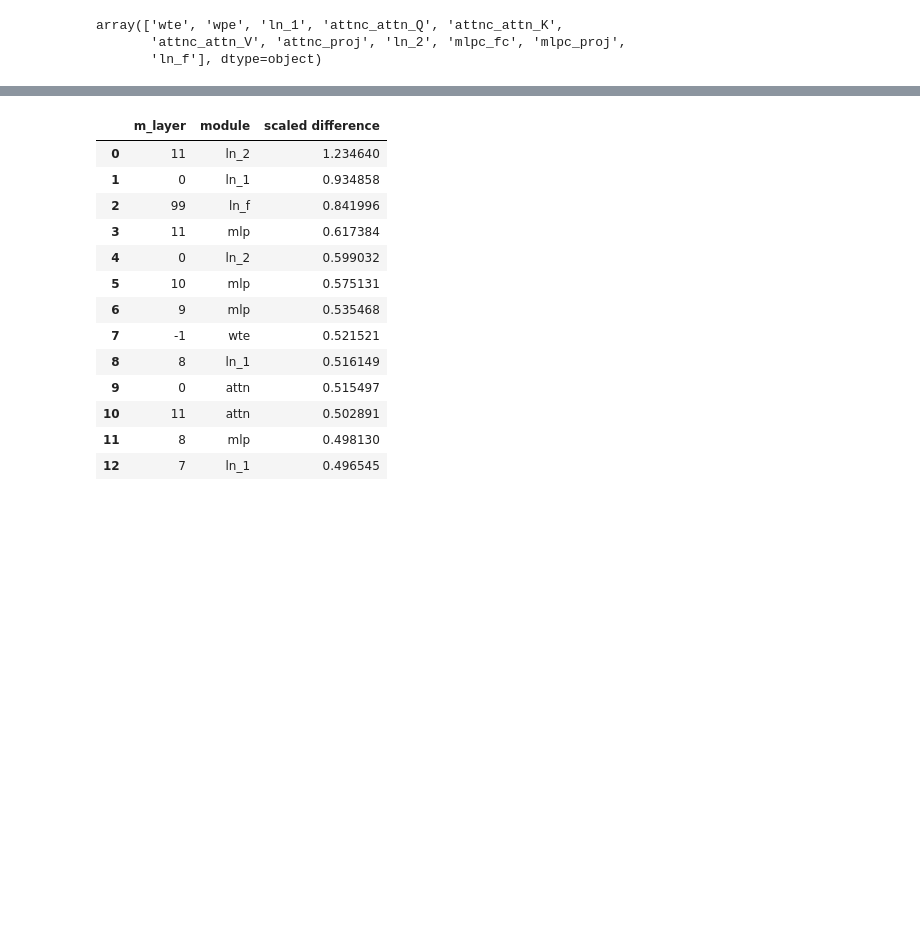
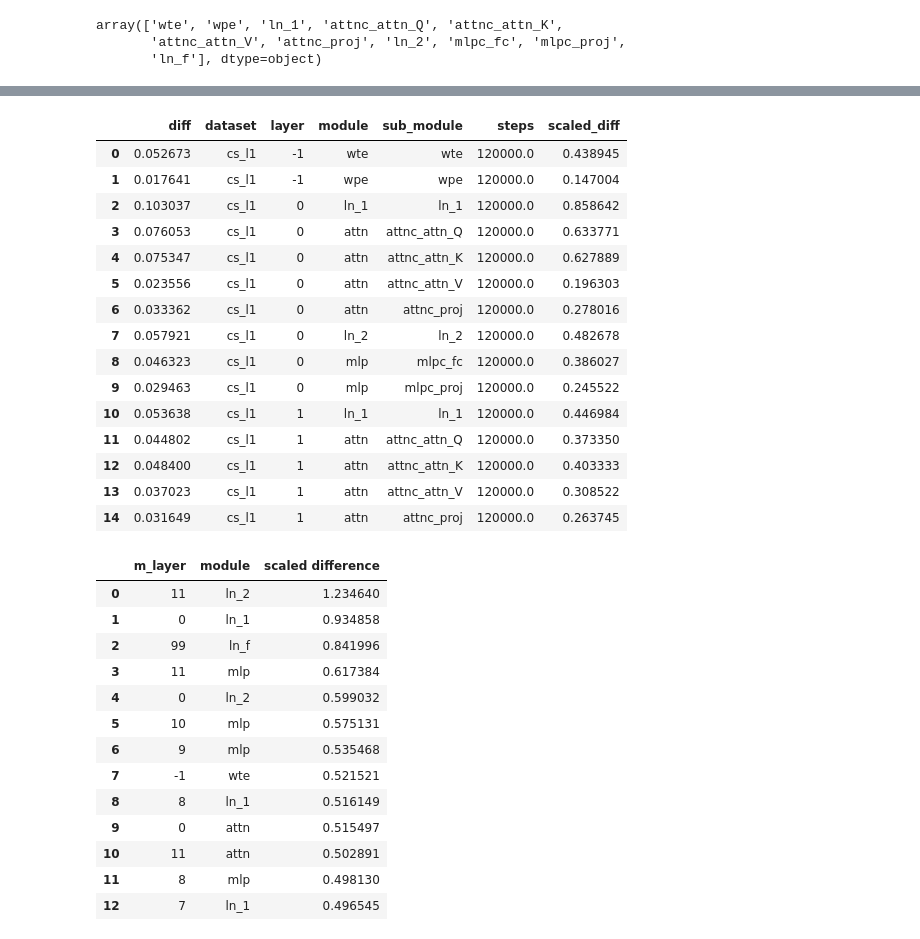
Before and after one commit to joonable/domain_adaptation_m2d2, a Jupyter notebook: 230607_diff_weights_v3.ipynb, the cells around one changed output, grey strips where cells are left out. Saved outputs shown, nothing was run; the diff lists cells and outputs as text; code cells hidden in the pictures; blank space fills up the shorter version.

```diff
--- a/230607_diff_weights_v3.ipynb
+++ b/230607_diff_weights_v3.ipynb
@@ -579,3 +541,24 @@ df_avg_diff_weights.head(10)
+# %%
+df_avg_diff_weights.loc[df_avg_diff_weights.w_or_b == 'weight']\
+    .rename({"diff_v2": "scaled_diff"}, axis=1)\
+    .drop (["w_or_b", "ppl", "eps"], axis=1).head(15).reset_index(drop=True)
+# %% [output]
+|  | diff | dataset | layer | module | sub_module | steps | scaled_diff |
+| 0 | 0.052673 | cs_l1 | -1 | wte | wte | 120000.0 | 0.438945 |
+| 1 | 0.017641 | cs_l1 | -1 | wpe | wpe | 120000.0 | 0.147004 |
+| 2 | 0.103037 | cs_l1 | 0 | ln_1 | ln_1 | 120000.0 | 0.858642 |
+| 3 | 0.076053 | cs_l1 | 0 | attn | attnc_attn_Q | 120000.0 | 0.633771 |
+| 4 | 0.075347 | cs_l1 | 0 | attn | attnc_attn_K | 120000.0 | 0.627889 |
+| 5 | 0.023556 | cs_l1 | 0 | attn | attnc_attn_V | 120000.0 | 0.196303 |
+| 6 | 0.033362 | cs_l1 | 0 | attn | attnc_proj | 120000.0 | 0.278016 |
+| 7 | 0.057921 | cs_l1 | 0 | ln_2 | ln_2 | 120000.0 | 0.482678 |
+| 8 | 0.046323 | cs_l1 | 0 | mlp | mlpc_fc | 120000.0 | 0.386027 |
+| 9 | 0.029463 | cs_l1 | 0 | mlp | mlpc_proj | 120000.0 | 0.245522 |
+| 10 | 0.053638 | cs_l1 | 1 | ln_1 | ln_1 | 120000.0 | 0.446984 |
+| 11 | 0.044802 | cs_l1 | 1 | attn | attnc_attn_Q | 120000.0 | 0.373350 |
+| 12 | 0.048400 | cs_l1 | 1 | attn | attnc_attn_K | 120000.0 | 0.403333 |
+| 13 | 0.037023 | cs_l1 | 1 | attn | attnc_attn_V | 120000.0 | 0.308522 |
+| 14 | 0.031649 | cs_l1 | 1 | attn | attnc_proj | 120000.0 | 0.263745 |
 # %%
 df_temp_m = df_avg_diff_weights.loc[df_avg_diff_weights.w_or_b == "weight"]\
     .groupby(["module", "layer"])[["diff_v2"]].mean()\
```
Also changed, not shown: parts of 11 cells of this notebook, 8 other files.
